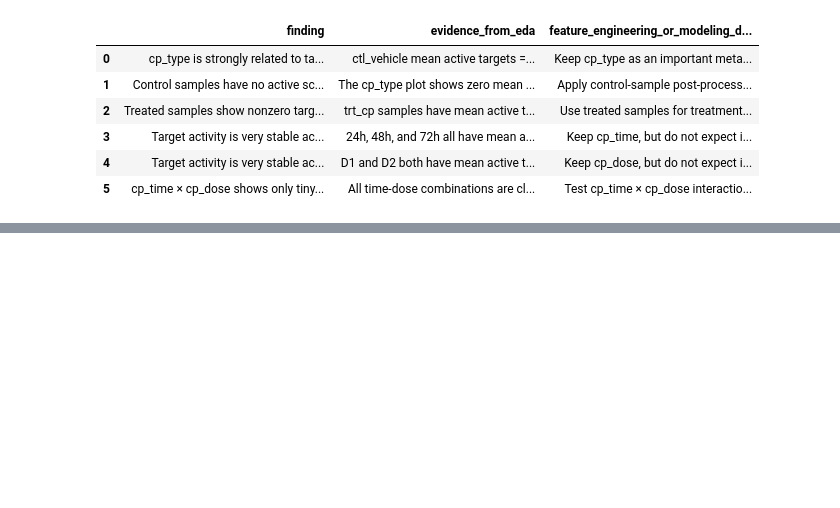
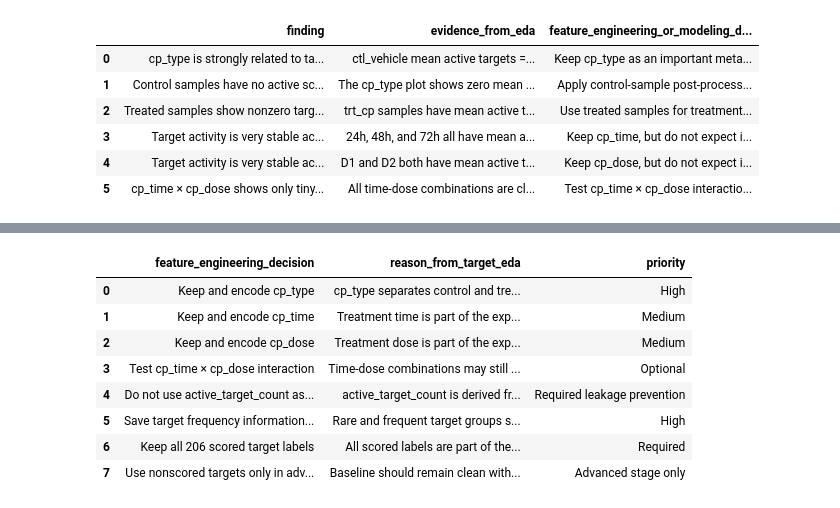
Before and after one commit to kawsar07ahmmed0712-rgb/moa-prediction-drug-response, a Jupyter notebook: notebooks/02_eda.ipynb, the cells around one changed output, grey strips where cells are left out. Cells and saved outputs as stored; diff of their text form; code cells hidden in the pictures; blank space fills up the shorter version.

```diff
--- a/notebooks/02_eda.ipynb
+++ b/notebooks/02_eda.ipynb
@@ -1563,0 +1687,45 @@ metadata_target_activity_insight_table
+# %%
+target_feature_engineering_decision_table = pd.DataFrame({
+    "feature_engineering_decision": [
+        "Keep and encode cp_type",
+        "Keep and encode cp_time",
+        "Keep and encode cp_dose",
+        "Test cp_time × cp_dose interaction",
+        "Do not use active_target_count as a feature",
+        "Save target frequency information for later error analysis",
+        "Keep all 206 scored target labels",
+        "Use nonscored targets only in advanced experiments"
+    ],
+    "reason_from_target_eda": [
+        "cp_type separates control and treated samples",
+        "Treatment time is part of the experimental condition",
+        "Treatment dose is part of the experimental condition",
+        "Time-dose combinations may still influence biological response patterns",
+        "active_target_count is derived from target labels and would cause leakage",
+        "Rare and frequent target groups should be compared during model evaluation",
+        "All scored labels are part of the official prediction task",
+        "Baseline should remain clean with only scored targets"
+    ],
+    "priority": [
+        "High",
+        "Medium",
+        "Medium",
+        "Optional",
+        "Required leakage prevention",
+        "High",
+        "Required",
+        "Advanced stage only"
+    ]
+})
+
+target_feature_engineering_decision_table
+# %% [output]
+|  | feature_engineering_decision | reason_from_target_eda | priority |
+| 0 | Keep and encode cp_type | cp_type separates control and tre... | High |
+| 1 | Keep and encode cp_time | Treatment time is part of the exp... | Medium |
+| 2 | Keep and encode cp_dose | Treatment dose is part of the exp... | Medium |
+| 3 | Test cp_time × cp_dose interaction | Time-dose combinations may still ... | Optional |
+| 4 | Do not use active_target_count as... | active_target_count is derived fr... | Required leakage prevention |
+| 5 | Save target frequency information... | Rare and frequent target groups s... | High |
+| 6 | Keep all 206 scored target labels | All scored labels are part of the... | Required |
+| 7 | Use nonscored targets only in adv... | Baseline should remain clean with... | Advanced stage only |
```
Also changed, not shown: parts of 10 cells of this notebook.
